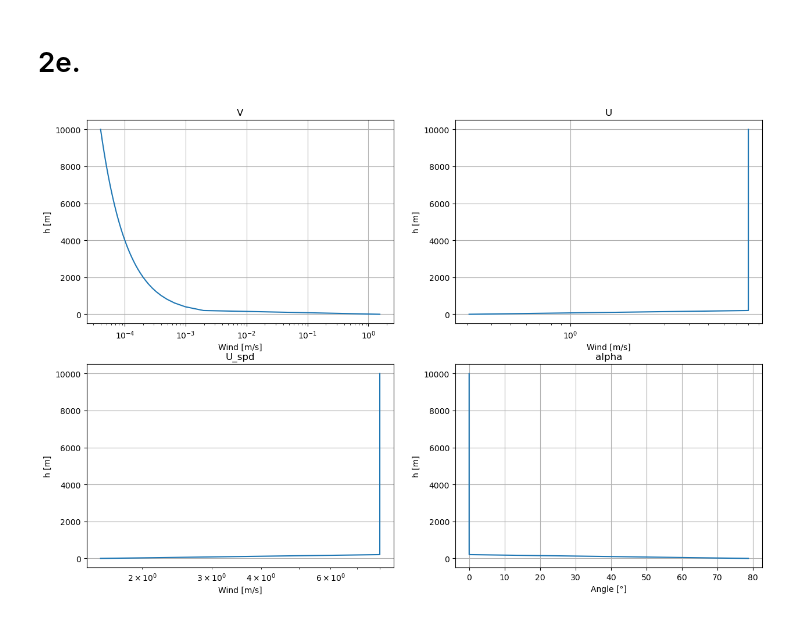
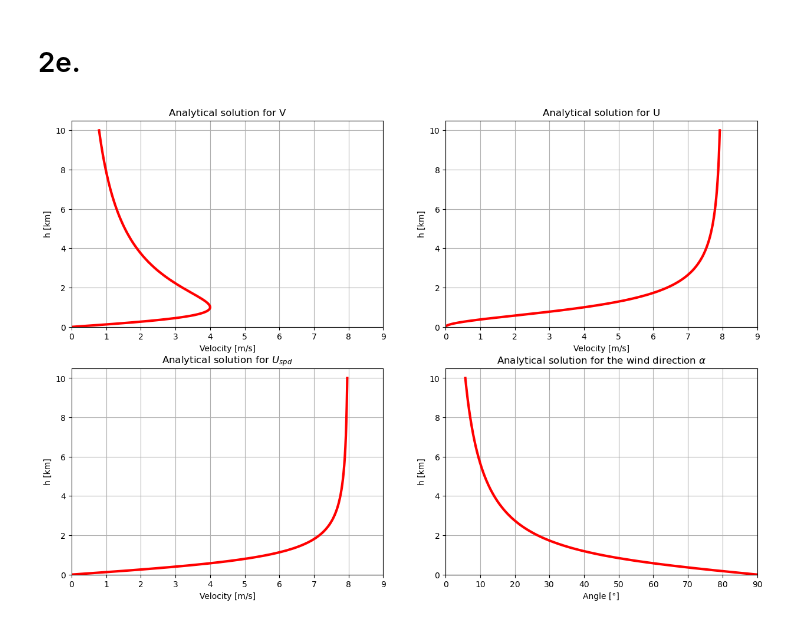
Before and after one commit to maxxyvvdb/Dynamics-Q2-projects, a Jupyter notebook: Week 2/Week_2.ipynb, the cells around one changed output. Saved outputs shown, nothing was run; the diff lists cells and outputs as text; code cells hidden in the pictures.

```diff
--- a/Week 2/Week_2.ipynb
+++ b/Week 2/Week_2.ipynb
@@ -195,37 +191,34 @@ def calc_U_spd(U,V):
     return np.sqrt(U**2+V**2)
 
 k_sfc = 0.1
-h = np.linspace(0.01,1e4)
+h = np.linspace(0.01,1e4,int(1e4))
 Ug = 8 #/s typical value
 # %%
 V = calc_v(f,Ug,k_sfc,h)
 U = calc_u(f,Ug,k_sfc,h)
 U_spd = calc_U_spd(U,V)
 alpha = wind_angle(U,V)
 
 solutions = [V,U,U_spd,alpha]
-titles = ["V","U","U_spd","alpha"]
+titles = ["V","U",r"$U_{spd}$",r"the wind direction $\alpha$"]
 
 plt.figure(figsize=(15,10))
-
-
 
 for index,solution in enumerate(solutions):
     plt.subplot(2,2,index+1)
 
-    plt.title(titles[index])
-    plt.plot(solution,h)
+    plt.title(f"Analytical solution for {titles[index]}")
+    plt.plot(solution,h*1e-3, c = 'r',linewidth = 3)
 
     if index == 3:
         plt.xlabel('Angle [°]')
+        plt.xlim(0,90)
     else:
-        plt.xlabel('Wind [m/s]')
-        plt.xscale('log')
+        plt.xlabel('Velocity [m/s]')
+        plt.xlim(0,9)
 
-
-    plt.ylabel('h [m]')
-
-
+    plt.ylim(0,max(h)*1e-3*1.05)
+    plt.ylabel('h [km]')
     plt.grid()
 # %% [output]
-[figure, old version]
+[figure, new version]
```
Also changed, not shown: parts of 2 cells of this notebook, 1 other file.
